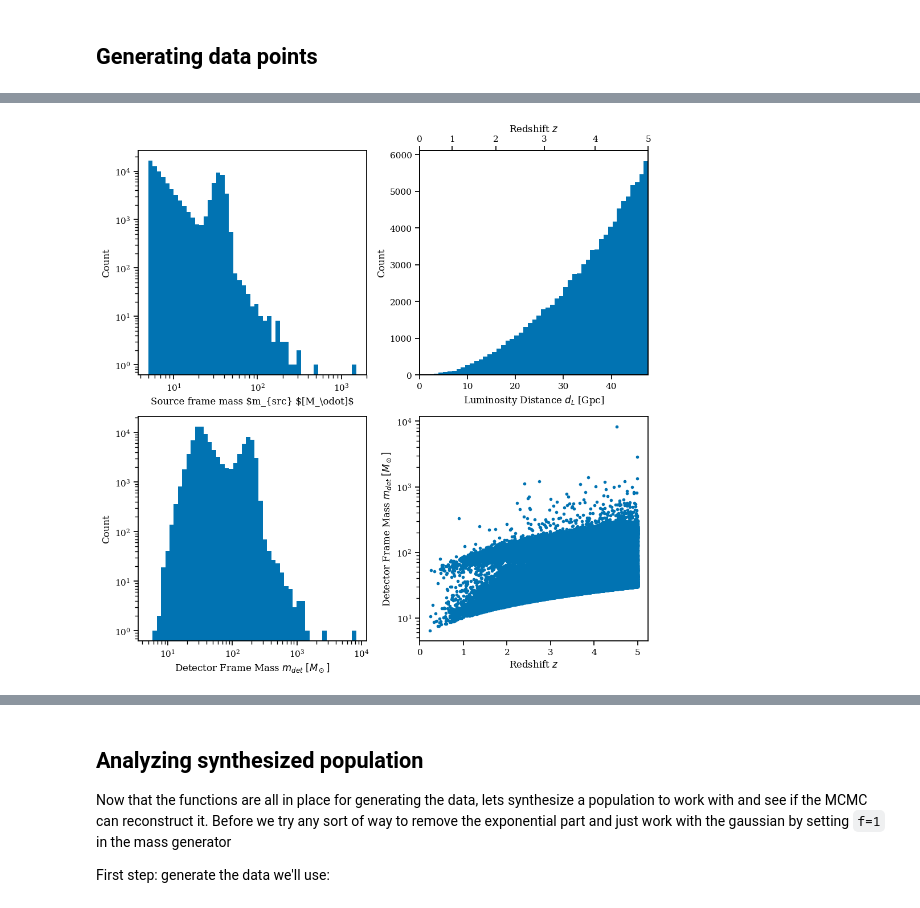
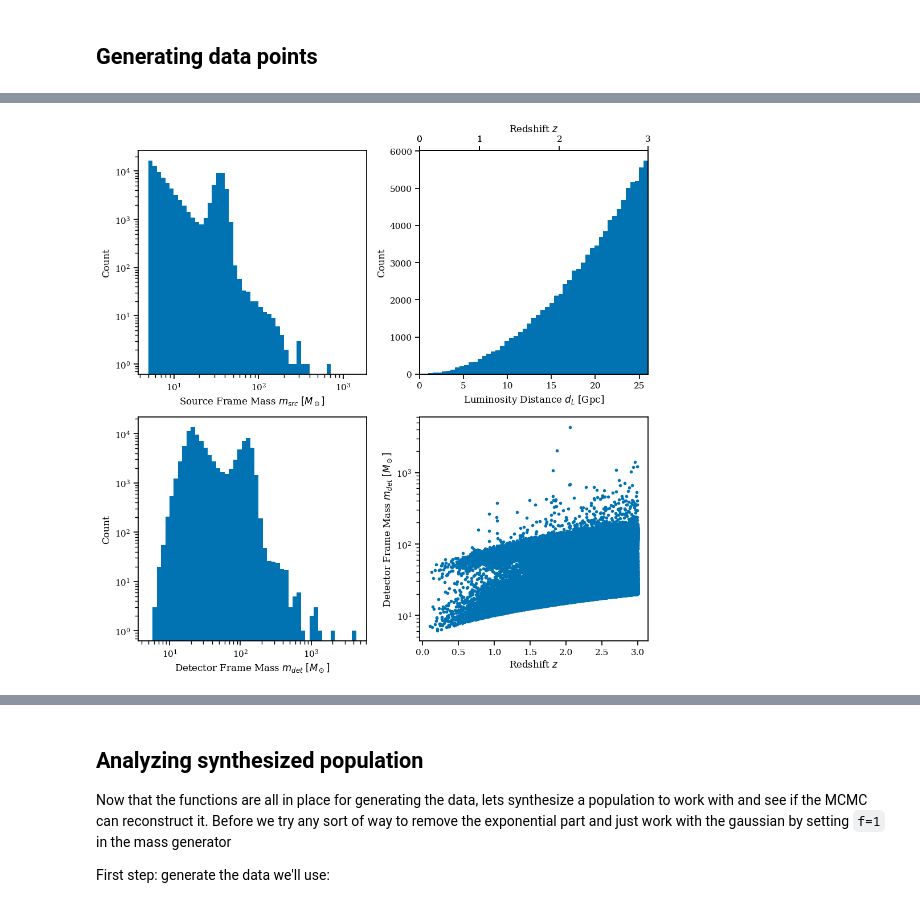
Before and after one commit to farr/FastMFCosmology, a Jupyter notebook: Make-Own-Data.ipynb, the cells around one changed output, grey strips where cells are left out. Cells and saved outputs as stored; diff of their text form; code cells hidden in the pictures.

```diff
--- a/Make-Own-Data.ipynb
+++ b/Make-Own-Data.ipynb
@@ -76,7 +77,7 @@ ax1 = fig.add_subplot(221)
 ax1.hist(ms_src, bins=np.logspace(np.log10(5), np.log10(max(ms_src)), 50))
 ax1.set_yscale('log')
 ax1.set_xscale('log')
-ax1.set_xlabel(r"Source frame mass $m_{src} $[M_\odot]$")
+ax1.set_xlabel(r"Source Frame Mass $m_{src}$ $[M_\odot]$")
 ax1.set_ylabel("Count")
 
 ### D_Ls
@@ -88,37 +89,37 @@ ax2.set_ylabel("Count")
 
 ### Add redshift axis
 ax3 = ax2.twiny()
-tick_labels = np.linspace(0, 5, 6, dtype=int)
+tick_labels = np.linspace(0, 3, 6, dtype=int)
 new_tick_locations = Planck18.luminosity_distance(tick_labels)
 ax3.set_xticks(new_tick_locations.value)
 ax3.set_xticklabels(tick_labels)
 ax3.set_xlabel(r"Redshift $z$")
 ax2.set_xlim(0, Planck18.luminosity_distance(max(tick_labels)).value/1000)
 
 
 ### Detector frame histogram
 ax4 = fig.add_subplot(223)
 #ax4.set_title("Detector Frame Mass Function")
 ax4.hist(ms_det, bins=np.logspace(np.log10(5), np.log10(max(ms_det)), 50))
 ax4.set_xlabel(r"Detector Frame Mass $m_{det}$ $[M_\odot]$")
 ax4.set_ylabel("Count")
 ax4.set_xscale('log')
 ax4.set_yscale('log')
 
 
 ### Redshift-mass scatter
 ax5 = fig.add_subplot(224)
 #ax5.set_title("Detector Frame masses vs Redshift")
 ax5.scatter(zs, ms_det, marker='.')
 # ax5.set_xscale('log')
 ax5.set_yscale('log')
 ax5.set_xlabel(r"Redshift $z$")
 ax5.set_ylabel(r"Detector Frame Mass $m_{det}$ $[M_\odot]$")
 
 
 fig.tight_layout()
 # %% [output]
-[figure, old version]
+[figure, new version]
 # %%
 dLs = generate_dLs(100)
 
```
Also changed, not shown: parts of 10 cells of this notebook.
